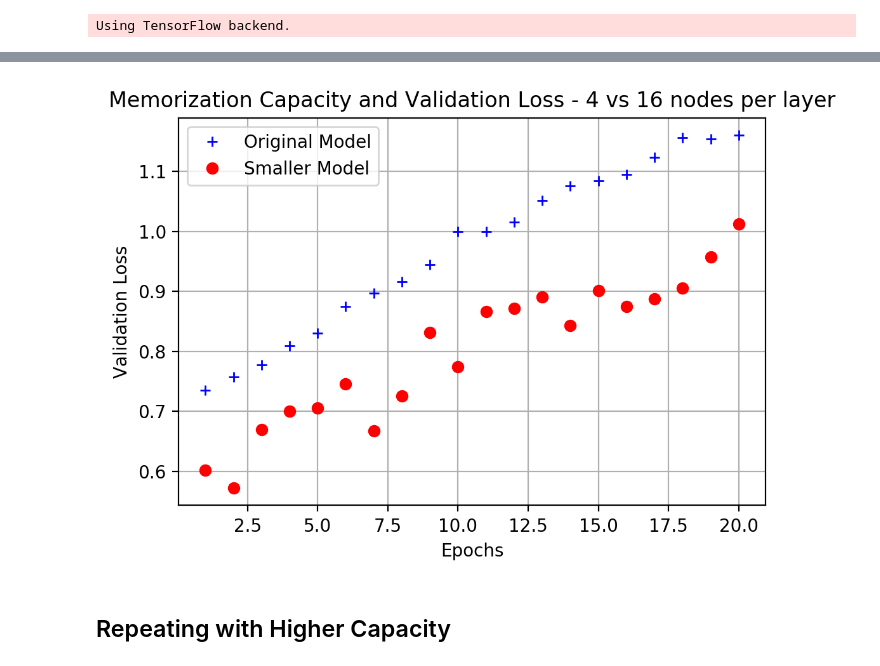
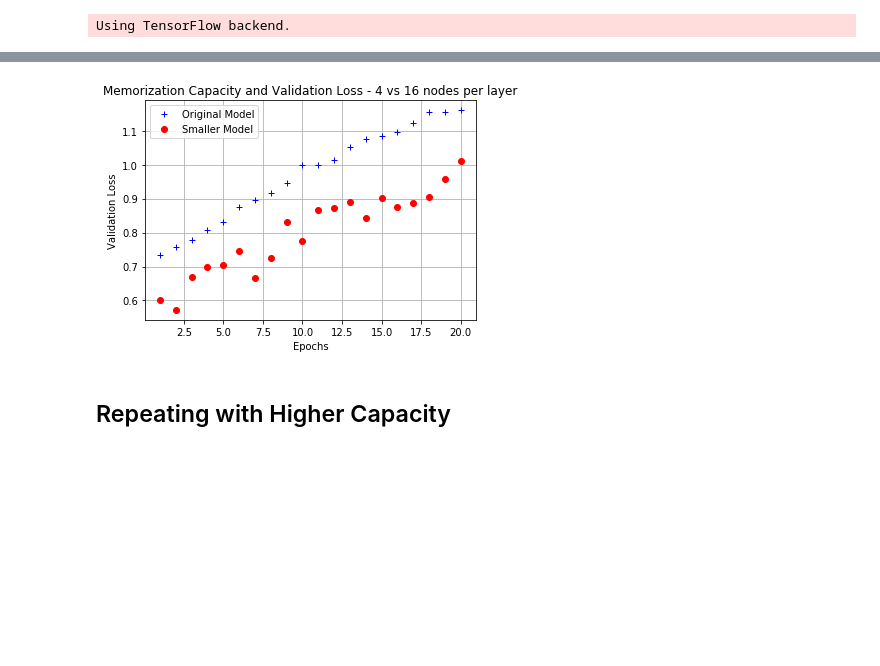
Before and after one commit to SMS-NED16/FYP-DL, a Jupyter notebook: Dl-Python-Book/chapter_4/4_1_Improving_IMDB_Model.ipynb, the cells around one changed output, grey strips where cells are left out. Cells and saved outputs as stored; diff of their text form; code cells hidden in the pictures; blank space fills up the shorter version.

```diff
--- a/Dl-Python-Book/chapter_4/4_1_Improving_IMDB_Model.ipynb
+++ b/Dl-Python-Book/chapter_4/4_1_Improving_IMDB_Model.ipynb
@@ -103,17 +103,17 @@ new_hist = new_model.fit(partial_x_train, partial_y_train, epochs=20, batch_size
 # %%
 # Plot validation loss for both models
 import matplotlib.pyplot as plt
 %matplotlib inline
 
-plt.figure(figsize=(6,4), dpi=200)
+plt.figure(figsize=(6,4))
 epochs = range(1, len(old_hist.history['acc']) + 1)
 plt.plot(epochs, old_hist.history['val_loss'], 'b+', label='Original Model')
 plt.plot(epochs, new_hist.history['val_loss'], 'ro', label='Smaller Model')
 plt.xlabel('Epochs'); plt.ylabel('Validation Loss'); plt.grid(True); plt.legend()
 plt.title('Memorization Capacity and Validation Loss - 4 vs 16 nodes per layer')
 plt.tight_layout()
 # %% [output]
-[figure, old version]
+[figure, new version]
 # %% [markdown]
 ## Repeating with Higher Capacity
 # %%
```
Also changed, not shown: parts of 2 cells of this notebook.
